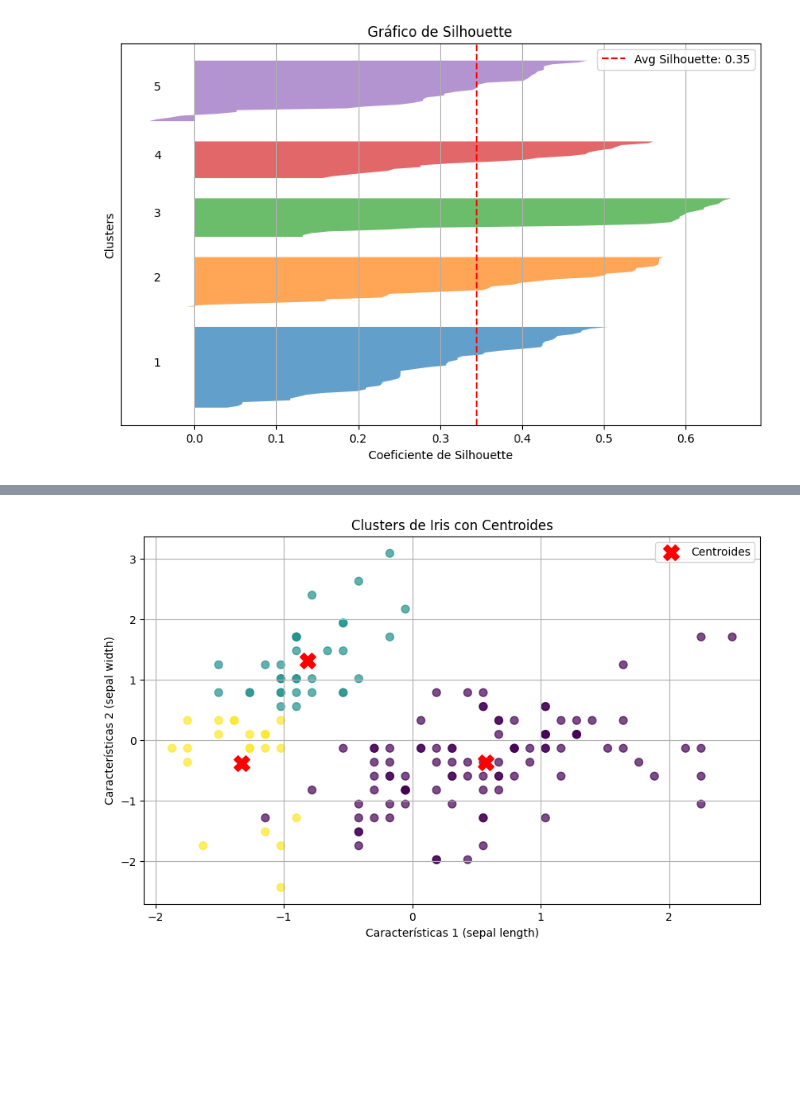
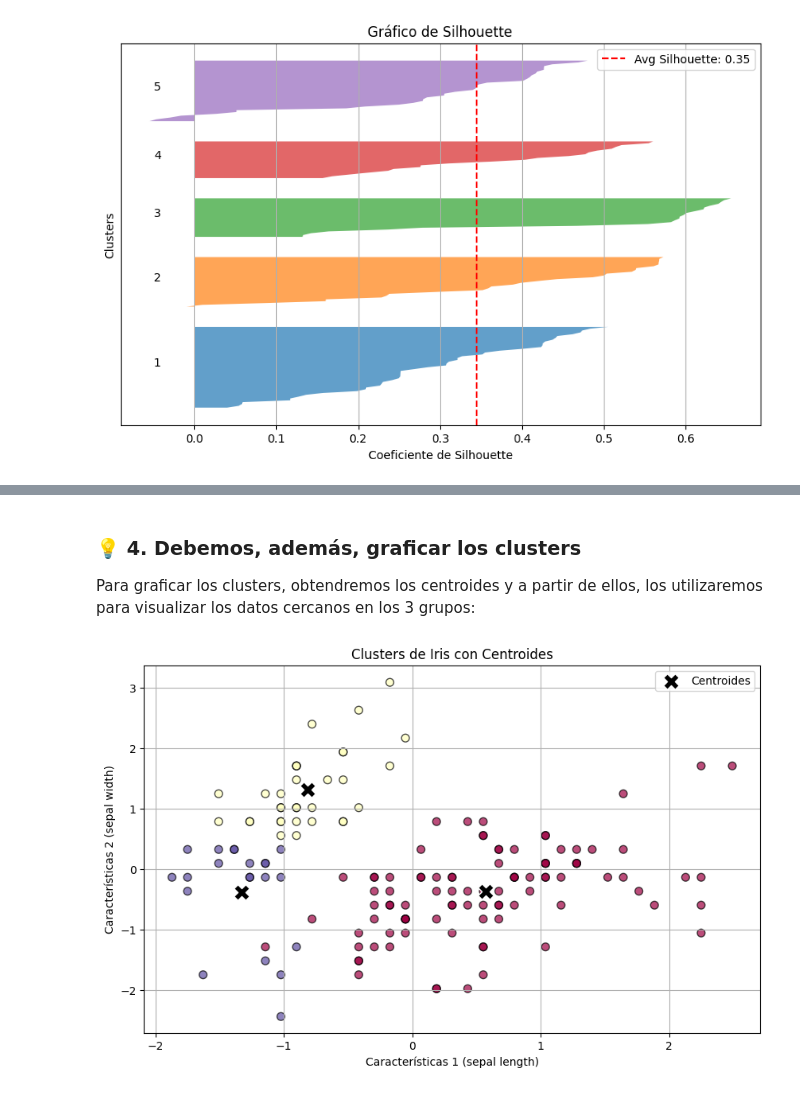
Before and after one commit to hhvergara/teclab_intro_ml, a Jupyter notebook: API4.ipynb, the cells around one changed output, grey strips where cells are left out. Saved outputs shown, nothing was run; the diff lists cells and outputs as text; code cells hidden in the pictures; blank space fills up the shorter version.

```diff
--- a/API4.ipynb
+++ b/API4.ipynb
@@ -278,0 +276,4 @@ plt.show()
+# %% [markdown]
+### 💡 4. Debemos, además, graficar los clusters
+
+Para graficar los clusters, obtendremos los centroides y a partir de ellos, los utilizaremos para visualizar los datos cercanos en los 3 grupos:
@@ -279,27 +284,25 @@ plt.show()
 # %%
-# # Número de clusters óptimo (en este caso 5, como se mencionó antes)
-n_clusters = 3
 kmeans = KMeans(n_clusters=n_clusters, random_state=42)
 cluster_labels = kmeans.fit_predict(df_iris_scaled)
 
 # Obtener los centroides de los clusters
 centroids = kmeans.cluster_centers_
 
 # Graficar los puntos de datos con sus etiquetas de clusters
 plt.figure(figsize=(10, 6))
-plt.scatter(df_iris_scaled[:, 0], df_iris_scaled[:, 1], c=cluster_labels, cmap='viridis', marker='o', s=50, alpha=0.7)
+plt.scatter(df_iris_scaled[:, 0], df_iris_scaled[:, 1], c=cluster_labels, cmap=palette, marker='o', s=50, alpha=0.7, edgecolor='k')
 
 # Graficar los centroides
-plt.scatter(centroids[:, 0], centroids[:, 1], c='red', marker='X', s=200, label='Centroides')
+plt.scatter(centroids[:, 0], centroids[:, 1], c=marker_color, marker='X', s=200, label='Centroides', edgecolor='white')
 
 # Añadir etiquetas y leyenda
 plt.title("Clusters de Iris con Centroides")
 plt.xlabel("Características 1 (sepal length)")
 plt.ylabel("Características 2 (sepal width)")
 plt.legend()
 plt.grid(True)
 
 # Mostrar gráfico
 plt.show()
 # %% [output]
-[figure, old version]
+[figure, new version]
```
Also changed, not shown: parts of 29 cells of this notebook, 3 other files.
